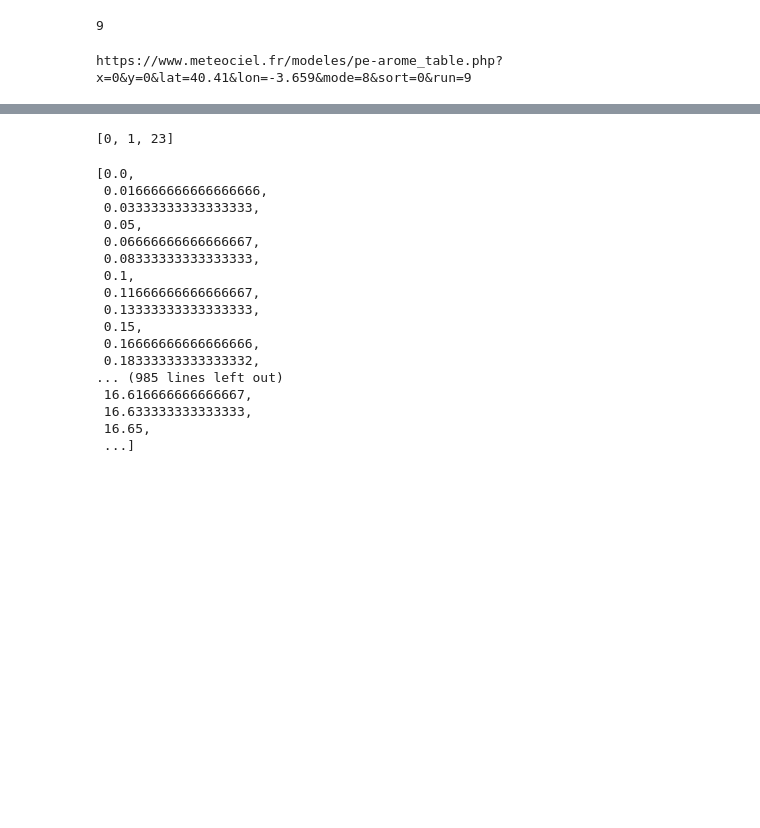
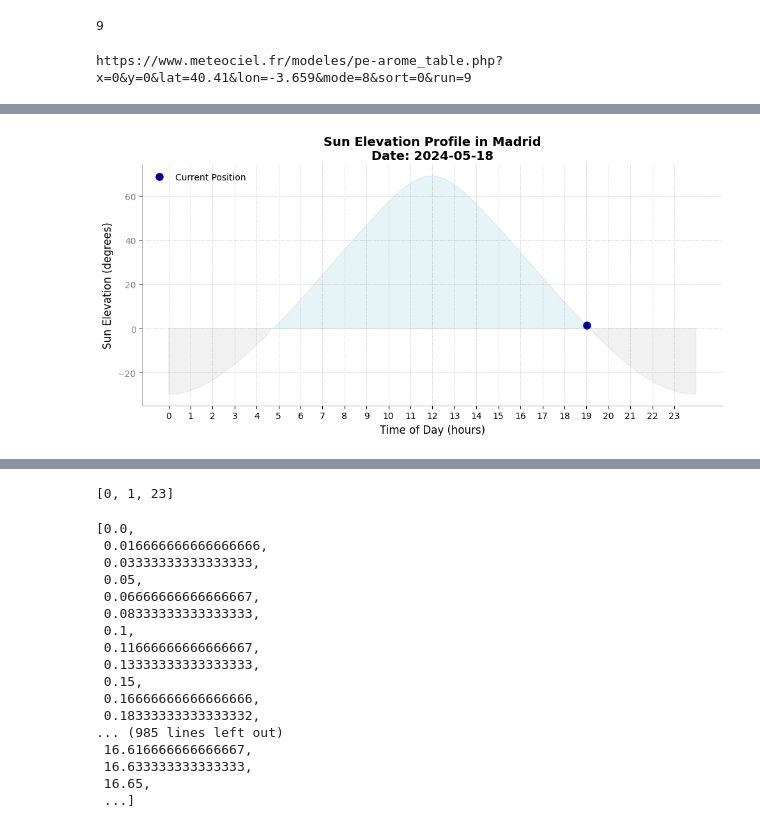
Before and after one commit to ivan5cg/Meteo, a Jupyter notebook: meteo dash.ipynb, the cells around one changed output, grey strips where cells are left out. Cells and saved outputs as stored; diff of their text form; code cells hidden in the pictures; blank space fills up the shorter version.

```diff
--- a/meteo dash.ipynb
+++ b/meteo dash.ipynb
@@ -581,0 +652,88 @@ plt.show()
+# %%
+import datetime
+import pytz
+from astral import LocationInfo
+from astral.sun import elevation
+import matplotlib.pyplot as plt
+import numpy as np
+
+# Define Madrid location
+madrid = LocationInfo("Madrid", "Spain", "Europe/Madrid", 40.41167, -3.67753)
+
+# Get current date and time in Madrid timezone
+today = datetime.datetime.now(tz=pytz.timezone('Europe/Madrid'))
+year, month, day = today.year, today.month, today.day
+
+# Generate datetime objects for every minute of the day
+listahoras = [datetime.datetime(year, month, day, hour, minute, tzinfo=pytz.timezone('Europe/Madrid'))
+              for hour in range(24) for minute in range(60)]
+
+# Calculate sun elevation for each minute
+elevaciones = [elevation(madrid.observer, dt) for dt in listahoras]
+
+# Function to find sunrise and sunset indices
+def find_positive_and_negative_positions(lst):
+    positive_position = None
+    negative_position = None
+
+    for i, num in enumerate(lst[1:], start=1):
+        if lst[i-1] > 0 and num < 0:  # Sunset
+            negative_position = i
+        elif lst[i-1] < 0 and num > 0:  # Sunrise
+            positive_position = i
+
+    return positive_position, negative_position
+
+# Find sunrise and sunset positions
+sunrise_index, sunset_index = find_positive_and_negative_positions(elevaciones)
+
+# Current time index
+current_time_index = today.hour * 60 + today.minute
+
+# Convert to numpy array for efficient plotting
+elevaciones_array = np.array(elevaciones)
+
+# Set up the plot
+fig, ax = plt.subplots(figsize=(10, 5), facecolor='white')
+
+# Plot the sun elevation profile
+ax.fill_between(np.arange(len(elevaciones)), elevaciones_array, where=elevaciones_array > 0,
+                color='lightblue', alpha=0.3)
+ax.fill_between(np.arange(len(elevaciones)), elevaciones_array, where=elevaciones_array < 0,
+                color='lightgrey', alpha=0.3)
+
+# Mark the current time
+current_elevation = elevaciones_array[current_time_index]
+ax.plot(current_time_index, current_elevation, 'o', color='darkblue', markersize=8, label='Current Position')
+
+# Add labels and title
+ax.set_xlabel('Time of Day (hours)', fontsize=12, fontweight='light')
+ax.set_ylabel('Sun Elevation (degrees)', fontsize=12, fontweight='light')
+ax.set_title(f'Sun Elevation Profile in Madrid\nDate: {today.strftime("%Y-%m-%d")}', fontsize=14, fontweight='bold')
+
+# Customize the x-axis labels to show hours
+hours = np.arange(0, len(elevaciones), 60)
+ax.set_xticks(hours)
+ax.set_xticklabels([str(i // 60) for i in hours], fontsize=10, fontweight='light')
+
+# Customize the y-axis labels
+ax.yaxis.set_tick_params(labelsize=10, labelcolor='grey', width=0.5)
+
+# Make the grid lines more subtle
+ax.grid(True, linestyle=':', linewidth=0.5, color='grey', alpha=0.7)
+
+# Remove unnecessary spines
+for spine in ['top', 'right']:
+    ax.spines[spine].set_visible(False)
+for spine in ['left', 'bottom']:
+    ax.spines[spine].set_color('grey')
+    ax.spines[spine].set_linewidth(0.5)
+
+# Minimalist legend
+ax.legend(loc='upper left', frameon=False, fontsize=10)
+
+# Display the plot
+plt.tight_layout()
+plt.show()
+# %% [output]
+[figure, added]
```
Also changed, not shown: parts of 15 cells of this notebook, 1 other file.
